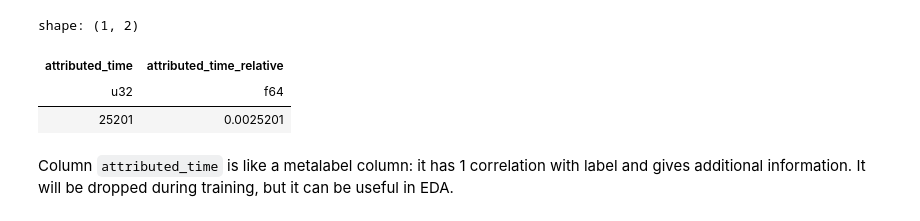
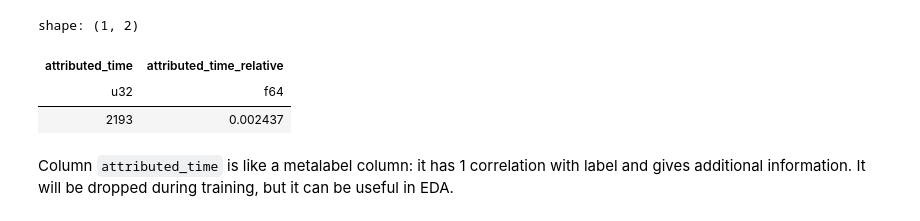
Before and after one commit to aleksa-radojicic/AdTracking_Fraud_Detection, a Jupyter notebook: notebooks/02_base_eda.ipynb, the cells around one changed output. Saved outputs shown, nothing was run; the diff lists cells and outputs as text; code cells hidden in the pictures.

```diff
--- a/notebooks/02_base_eda.ipynb
+++ b/notebooks/02_base_eda.ipynb
@@ -29,5 +18,6 @@ train_schema = BaseSchema.__annotations__ | TrainSchema.__annotations__
 # %%
 data = TrainSchema.validate(
-    TrainSchema.validate(pl.scan_parquet(filepaths.train, schema=train_schema, cast_options=pl.ScanCastOptions(integer_cast='upcast'))).head(TRAIN_SAMPLE_SIZE)
+    TrainSchema.validate(pl.scan_parquet(filepaths.train_subset, schema=train_schema, cast_options=pl.ScanCastOptions(integer_cast='upcast')))
 ).collect()
-data_lf = data.lazy()
+
+len(data)
@@ -49,22 +41,22 @@ shape: (9, 9)
 # %%
 (
-    data_lf
+    data
     .select(
         pl.col(S.attributed_time).is_not_null().sum()
     )
     .with_columns(
         S.attributed_time,
         **{
         f"{S.attributed_time}_relative": pl.col(S.attributed_time).truediv(
-            data_lf.select(pl.len()).collect().row(0)[0]
+            data.select(pl.len()).row(0)[0]
             ),
     })
-).collect()
+)
 # %% [output]
 shape: (1, 2)
 | attributed_time | attributed_time_relative |
 | u32 | f64 |
-| 25201 | 0.0025201 |
+| 2193 | 0.002437 |
 # %% [markdown]
 Column `attributed_time` is like a metalabel column: it has 1 correlation with label and gives additional information. It will be dropped during training, but it can be useful in EDA.
 # %%
```
Also changed, not shown: parts of 13 cells of this notebook, 4 other files.
